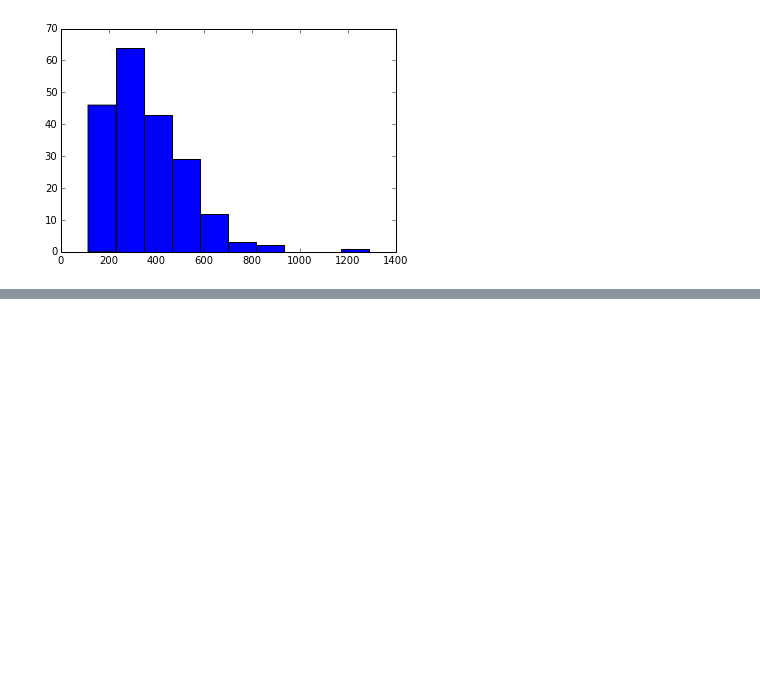
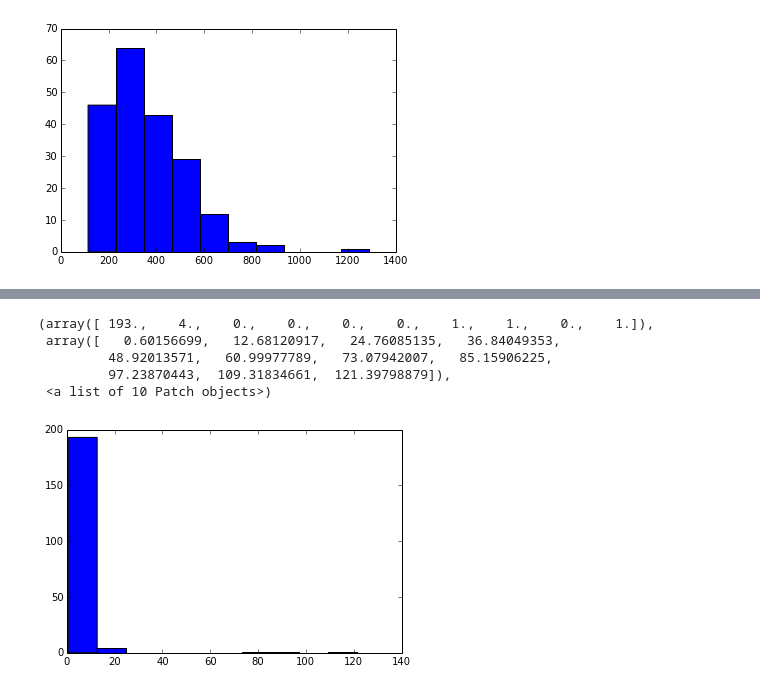
Before and after one commit to smoussa/seahorse-ml, a Jupyter notebook: notebooks/Drivers1.ipynb, the cells around one changed output, grey strips where cells are left out. Saved outputs shown, nothing was run; the diff lists cells and outputs as text; code cells hidden in the pictures; blank space fills up the shorter version.

```diff
--- a/notebooks/Drivers1.ipynb
+++ b/notebooks/Drivers1.ipynb
@@ -99,0 +118,11 @@ plt.show()
+# %%
+mean_thetas_dt_fft_n3 = np.mean(thetas_dt_fft_n3.T, axis=1)
+euclid_dists_n3 = [distance.euclidean(x, mean_thetas_dt_fft_n3) for x in thetas_dt_fft_n3]
+plt.hist(euclid_dists_n3)
+# %% [output]
+(array([ 193.,    4.,    0.,    0.,    0.,    0.,    1.,    1.,    0.,    1.]),
+ array([   0.60156699,   12.68120917,   24.76085135,   36.84049353,
+         48.92013571,   60.99977789,   73.07942007,   85.15906225,
+         97.23870443,  109.31834661,  121.39798879]),
+ <a list of 10 Patch objects>)
+[figure, added]
```
Also changed, not shown: parts of 11 cells of this notebook.
